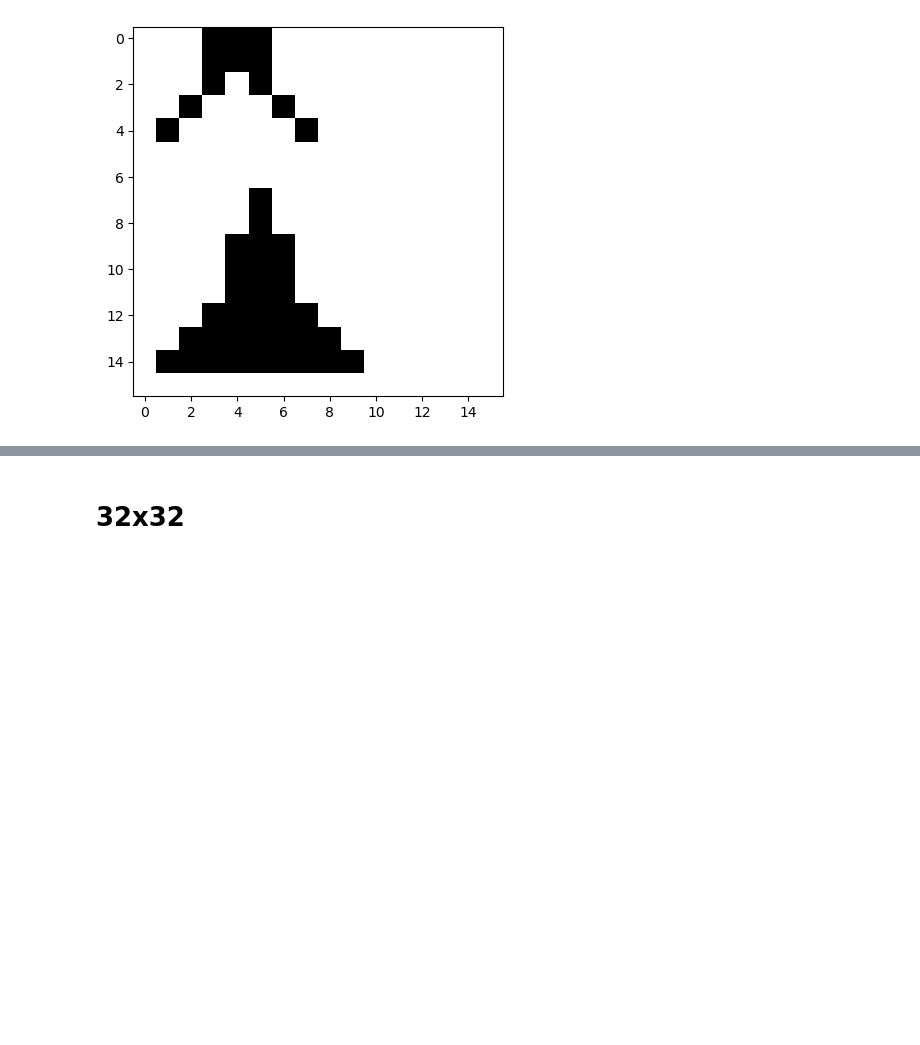
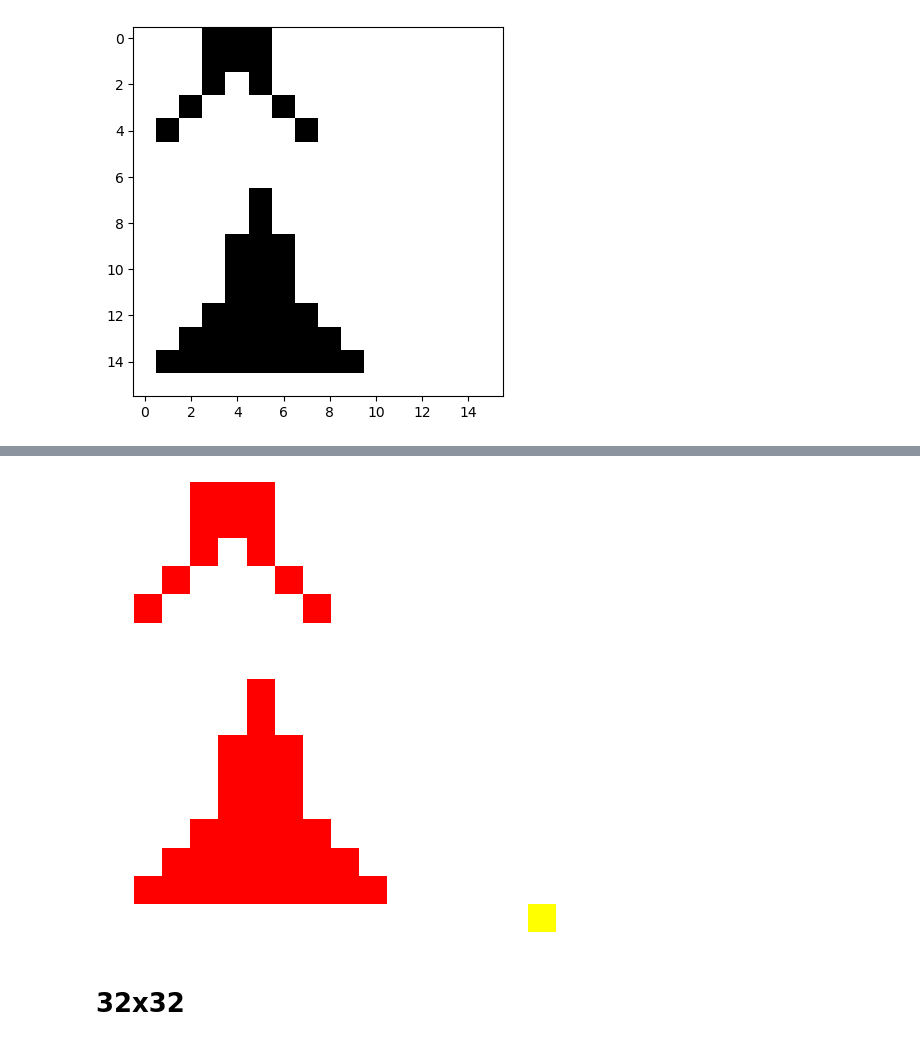
Before and after one commit to alexjps1/bps-trajectory, a Jupyter notebook: rl_agent/rl_agent_static.ipynb, the cells around one changed output, grey strips where cells are left out. Cells and saved outputs as stored; diff of their text form; code cells hidden in the pictures; blank space fills up the shorter version.

```diff
--- a/rl_agent/rl_agent_static.ipynb
+++ b/rl_agent/rl_agent_static.ipynb
@@ -195,14 +366,17 @@ cmap = ListedColormap([
 
 obs, info = env.reset()  # obs shape: (1, obs_dim)
 
+images = []
 plt.imshow(np.sum(obs, axis=0), cmap=cmap)
 plt.show()
+images.append(obs[0])
 
 for i in range(50):
     action, _ = model.predict(obs, deterministic=True)
 
 
     obs, reward, terminated, truncated, info = env.step(action)
+    images.append(obs[0])
     plt.imshow(obs[0], cmap=cmap)
     plt.show()
     if terminated:
@@ -224,3 +386,26 @@ for i in range(50):
+# %%
+from PIL import Image
+import numpy as np
+import matplotlib.pyplot as plt
+frames = []
+for image in images:
+    plt.imshow(image, cmap=cmap)
+    plt.axis('off')
+
+    plt.tight_layout()
+    plt.savefig("temp.png", bbox_inches='tight', pad_inches=0)
+    frames.append(Image.open("temp.png"))
+
+# save as GIF
+frames[0].save(
+    "agent_animation.gif",
+    save_all=True,
+    append_images=frames[1:],
+    duration=100,   # ms per frame
+    loop=0
+)
+# %% [output]
+[figure, added]
 # %% [markdown]
 # 32x32
 # %%
```
Also changed, not shown: parts of 43 cells of this notebook, 5 other files.
